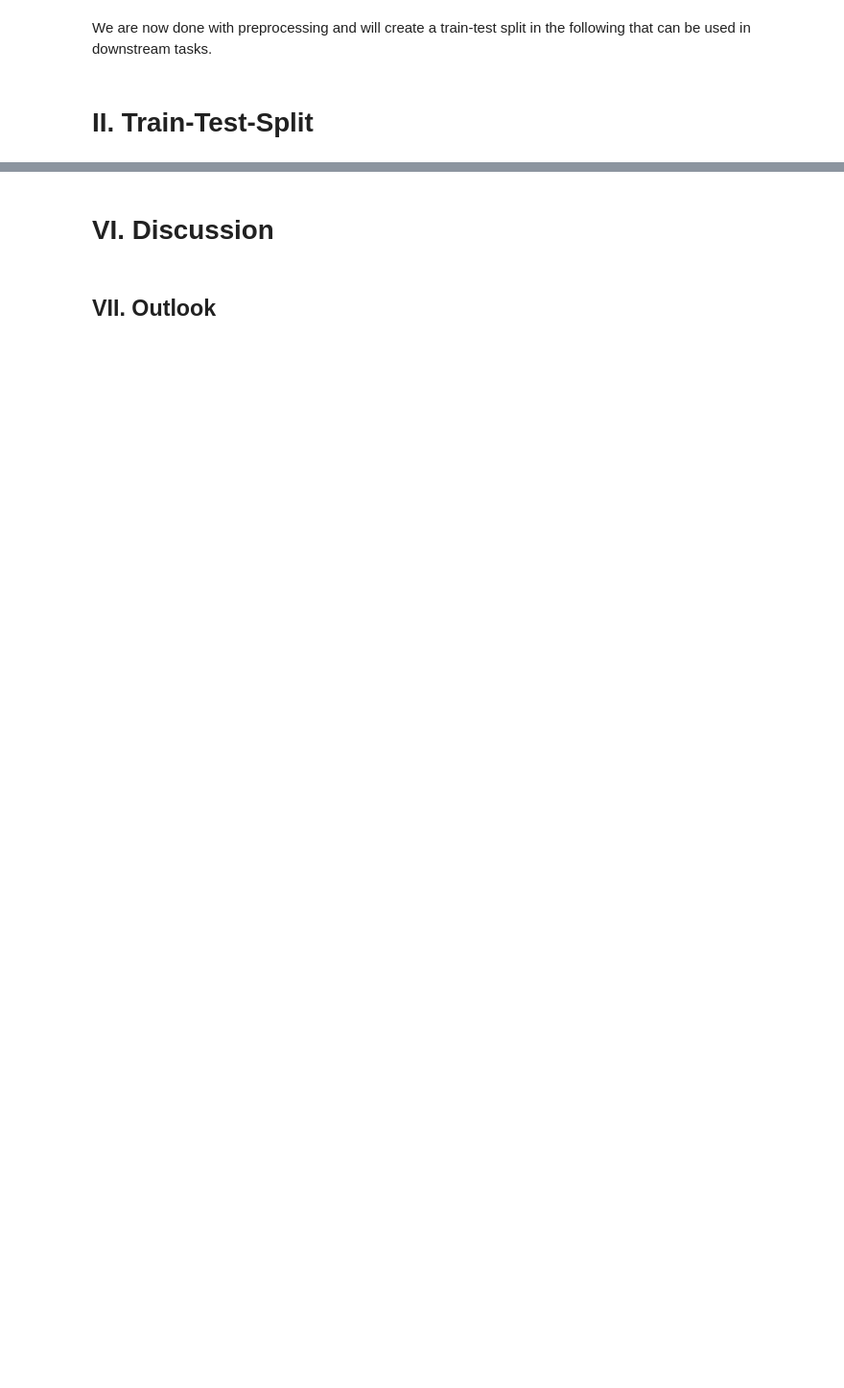
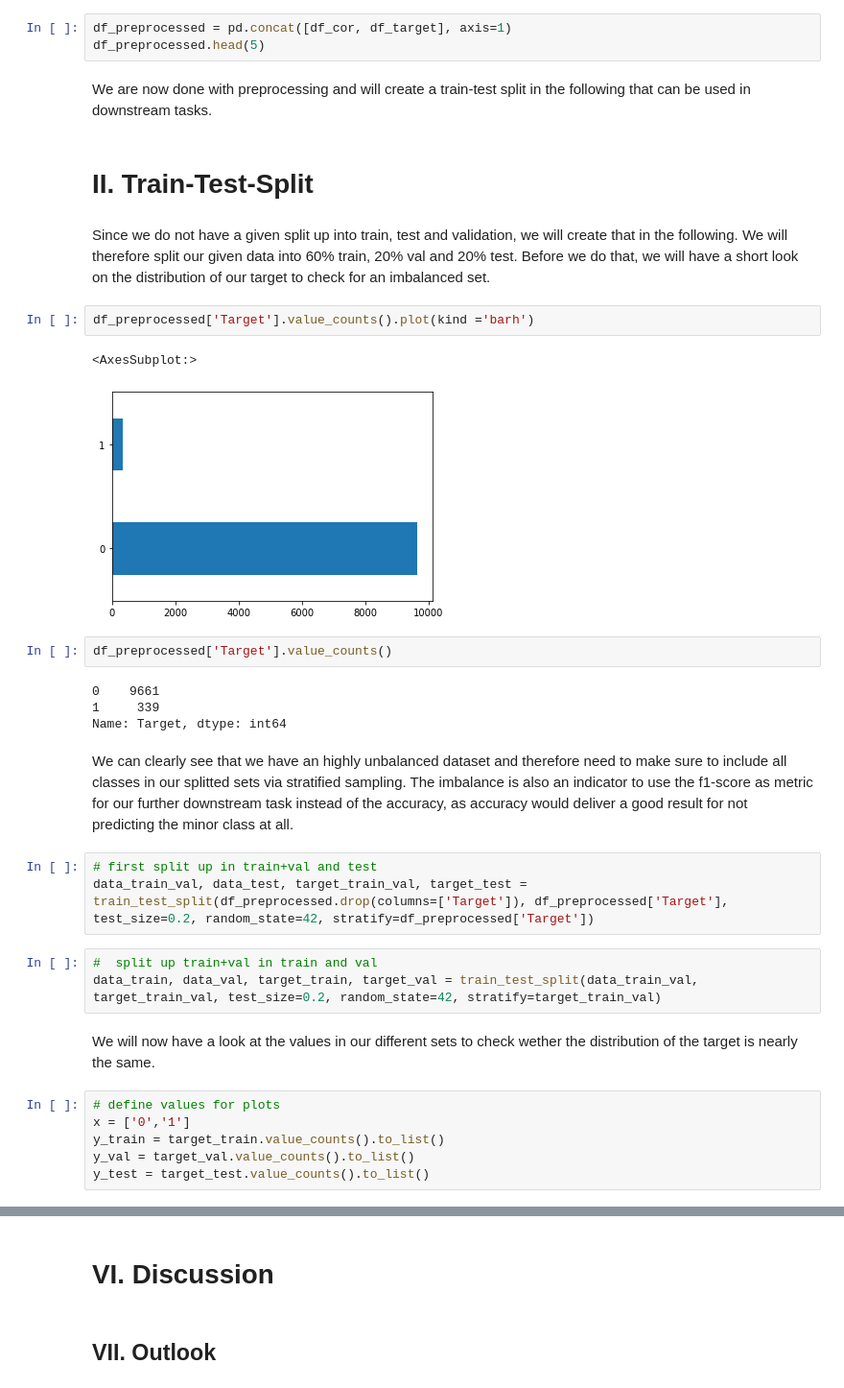
Before and after one commit to NiklasSabel/Industrial-Applications-of-Artificial-Intelligence, a Jupyter notebook: notebooks/Secondary Sector/Secondary Sector Predictive Maintenance.ipynb, the cells around one changed output, grey strips where cells are left out. Shown: that part at 96% size. Saved outputs shown, nothing was run; the diff lists cells and outputs as text; blank space fills up the shorter version.

Commit message:
Train, test, val and baseline

```diff
--- a/notebooks/Secondary Sector/Secondary Sector Predictive Maintenance.ipynb
+++ b/notebooks/Secondary Sector/Secondary Sector Predictive Maintenance.ipynb
@@ -213,4 +216,36 @@ Drop the following features: {'Air temperature [K]', 'Rotational speed [rpm]', '
+# %%
+df_preprocessed = pd.concat([df_cor, df_target], axis=1)
+df_preprocessed.head(5)
 # %% [markdown]
 We are now done with preprocessing and will create a train-test split in the following that can be used in downstream tasks.
 # %% [markdown]
 # II. Train-Test-Split
+# %% [markdown]
+Since we do not have a given split up into train, test and validation, we will create that in the following. We will therefore split our given data into 60% train, 20% val and 20% test. Before we do that, we will have a short look on the distribution of our target to check for an imbalanced set.
+# %%
+df_preprocessed['Target'].value_counts().plot(kind ='barh')
+# %% [output]
+<AxesSubplot:>
+[figure, added]
+# %%
+df_preprocessed['Target'].value_counts()
+# %% [output]
+0    9661
+1     339
+Name: Target, dtype: int64
+# %% [markdown]
+We can clearly see that we have an highly unbalanced dataset and therefore need to make sure to include all classes in our splitted sets via stratified sampling. The imbalance is also an indicator to use the f1-score as metric for our further downstream task instead of the accuracy, as accuracy would deliver a good result for not predicting the minor class at all.
+# %%
+# first split up in train+val and test
+data_train_val, data_test, target_train_val, target_test = train_test_split(df_preprocessed.drop(columns=['Target']), df_preprocessed['Target'], test_size=0.2, random_state=42, stratify=df_preprocessed['Target'])
+# %%
+#  split up train+val in train and val
+data_train, data_val, target_train, target_val = train_test_split(data_train_val, target_train_val, test_size=0.2, random_state=42, stratify=target_train_val)
+# %% [markdown]
+We will now have a look at the values in our different sets to check wether the distribution of the target is nearly the same.
+# %%
+# define values for plots
+x = ['0','1']
+y_train = target_train.value_counts().to_list()
+y_val = target_val.value_counts().to_list()
+y_test = target_test.value_counts().to_list()
```
Also changed, not shown: parts of 10 cells of this notebook.
